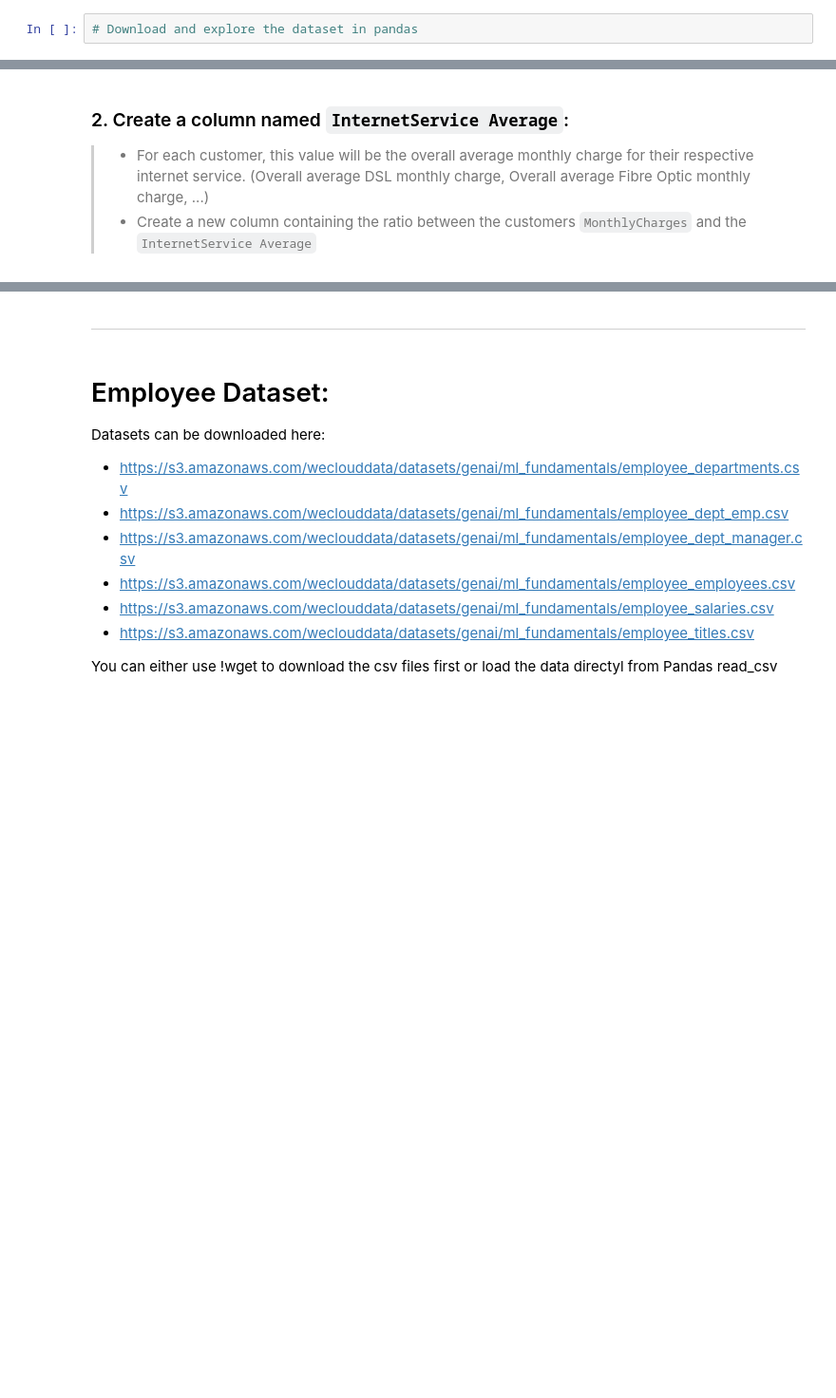
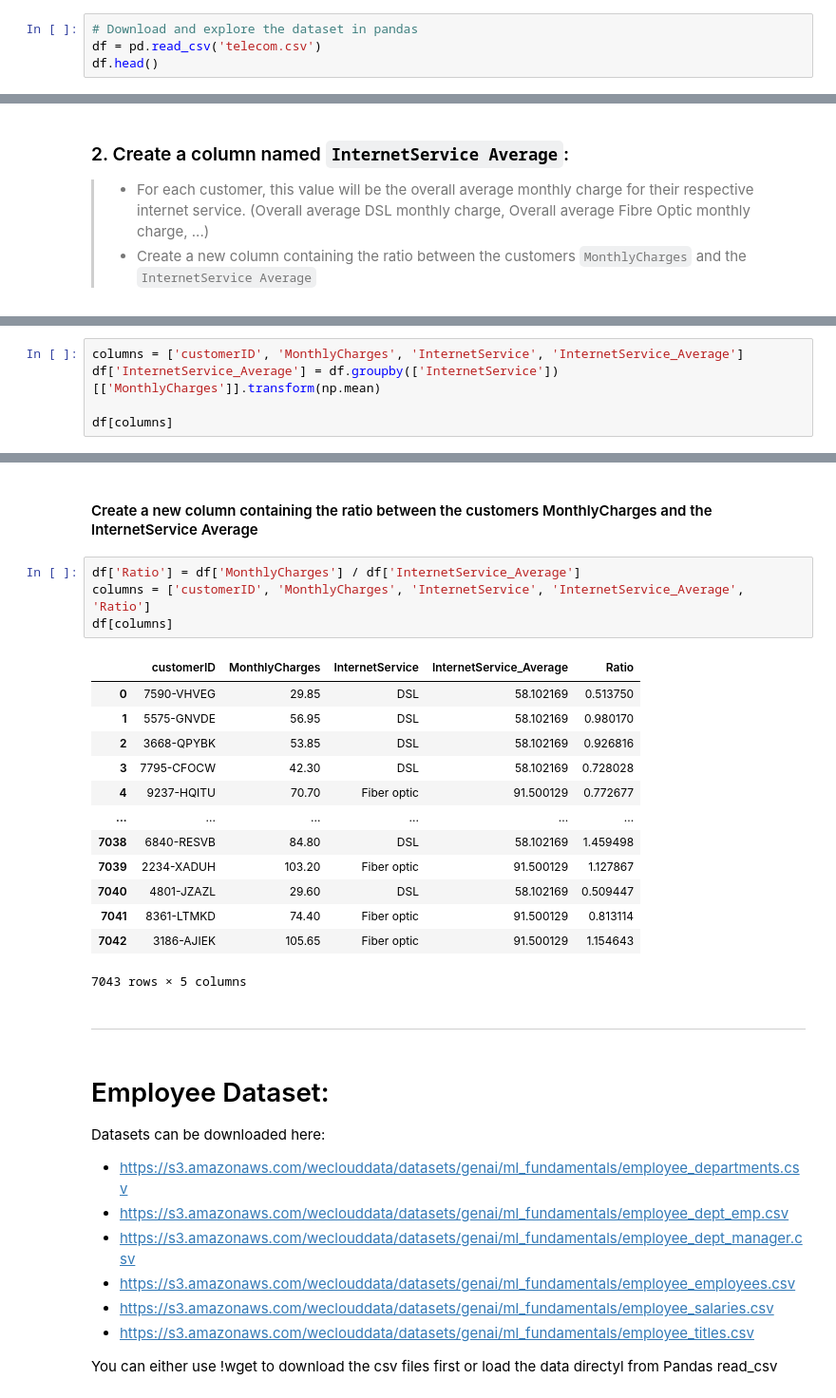
Before and after one commit to hibahdesu/SDA-Data-Engineering-Bootcamp, a Jupyter notebook: week 2/lecture4/lab/lab2/29340.ipynb, the cells around one changed output, grey strips where cells are left out. Shown at 95% size. Saved outputs shown, nothing was run; the diff lists cells and outputs as text; blank space fills up the shorter version.

```diff
--- a/week 2/lecture4/lab/lab2/29340.ipynb
+++ b/week 2/lecture4/lab/lab2/29340.ipynb
@@ -15,2 +18,4 @@
 # %%
 # Download and explore the dataset in pandas
+df = pd.read_csv('telecom.csv')
+df.head()
@@ -30,0 +160,5 @@
+# %%
+columns = ['customerID', 'MonthlyCharges', 'InternetService', 'InternetService_Average']
+df['InternetService_Average'] = df.groupby(['InternetService'])[['MonthlyCharges']].transform(np.mean)
+
+df[columns]
@@ -31,3 +179,23 @@
+# %% [markdown]
+#### Create a new column containing the ratio between the customers MonthlyCharges and the InternetService Average
+# %%
+df['Ratio'] = df['MonthlyCharges'] / df['InternetService_Average']
+columns = ['customerID', 'MonthlyCharges', 'InternetService', 'InternetService_Average', 'Ratio']
+df[columns]
+# %% [output]
+|  | customerID | MonthlyCharges | InternetService | InternetService_Average | Ratio |
+| 0 | 7590-VHVEG | 29.85 | DSL | 58.102169 | 0.513750 |
+| 1 | 5575-GNVDE | 56.95 | DSL | 58.102169 | 0.980170 |
+| 2 | 3668-QPYBK | 53.85 | DSL | 58.102169 | 0.926816 |
+| 3 | 7795-CFOCW | 42.30 | DSL | 58.102169 | 0.728028 |
+| 4 | 9237-HQITU | 70.70 | Fiber optic | 91.500129 | 0.772677 |
+| ... | ... | ... | ... | ... | ... |
+| 7038 | 6840-RESVB | 84.80 | DSL | 58.102169 | 1.459498 |
+| 7039 | 2234-XADUH | 103.20 | Fiber optic | 91.500129 | 1.127867 |
+| 7040 | 4801-JZAZL | 29.60 | DSL | 58.102169 | 0.509447 |
+| 7041 | 8361-LTMKD | 74.40 | Fiber optic | 91.500129 | 0.813114 |
+| 7042 | 3186-AJIEK | 105.65 | Fiber optic | 91.500129 | 1.154643 |
+7043 rows × 5 columns
 # %% [markdown]
 
 
```
Also changed, not shown: parts of 97 cells of this notebook.
